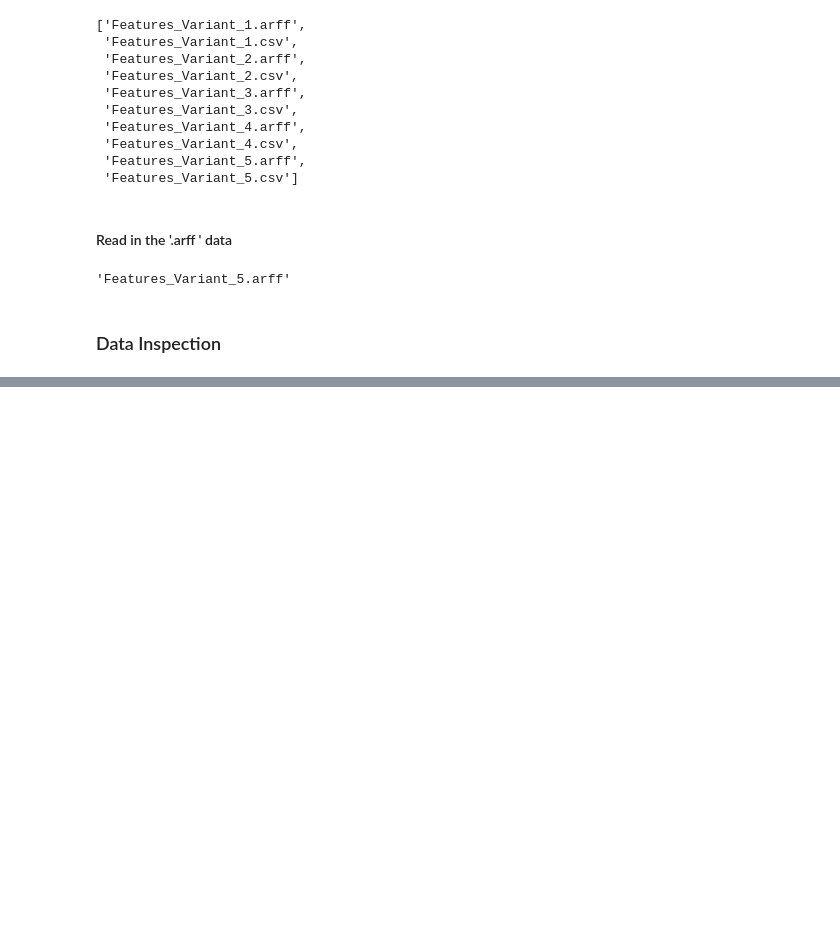
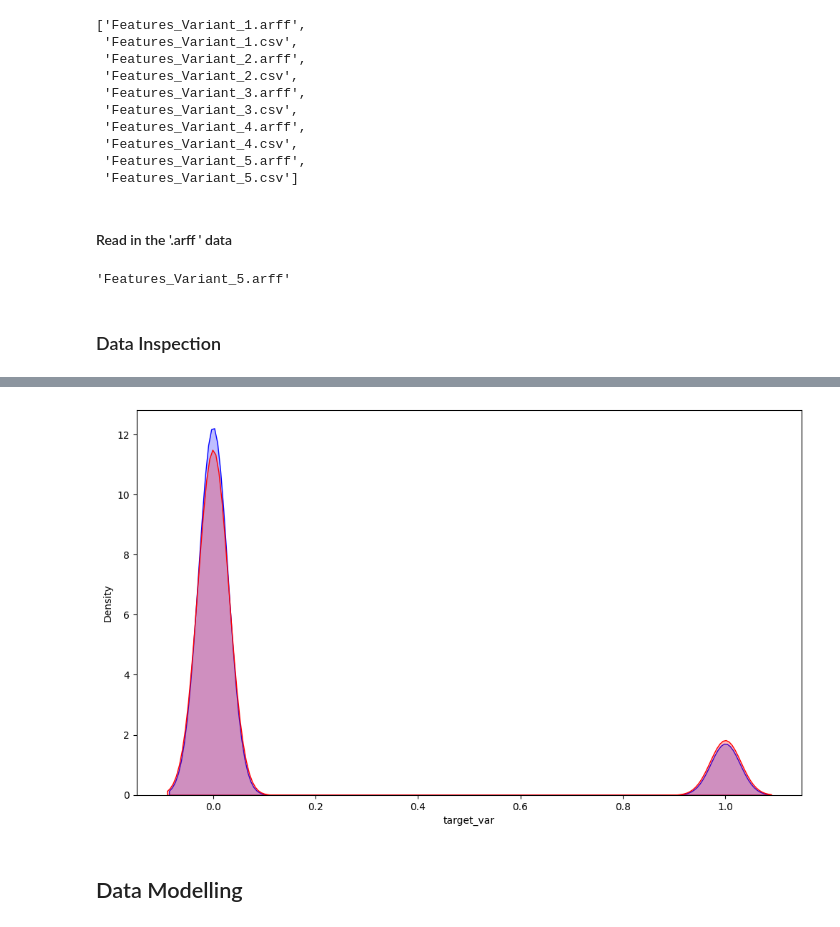
Before and after one commit to Richies2all/facebook_comments_predictions, a Jupyter notebook: Experimentation.ipynb, the cells around one changed output, grey strips where cells are left out. Drawn from its saved outputs; the diff is of its cells as text; code cells hidden in the pictures; blank space fills up the shorter version.

Commit message:
model update

```diff
--- a/Experimentation.ipynb
+++ b/Experimentation.ipynb
@@ -84,0 +177,13 @@ data_5 = pd.DataFrame(features_variant_5)
+# %%
+import seaborn as sns
+plt.figure(figsize=(12,7))
+
+sns.kdeplot(features_variant_renamed['post_pub_sun'], label = 'sunday posts', fill = True, color = 'b')
+sns.kdeplot(features_variant_renamed['post_pub_sat'], label = 'saturday posts', fill = True, color = 'r')
+
+plt.xlabel('target_var')
+plt.savefig("images\kdeplot.png")
+# %% [output]
+[figure, added]
+# %% [markdown]
+## Data Modelling
```
Also changed, not shown: parts of 23 cells of this notebook, 12 other files.
